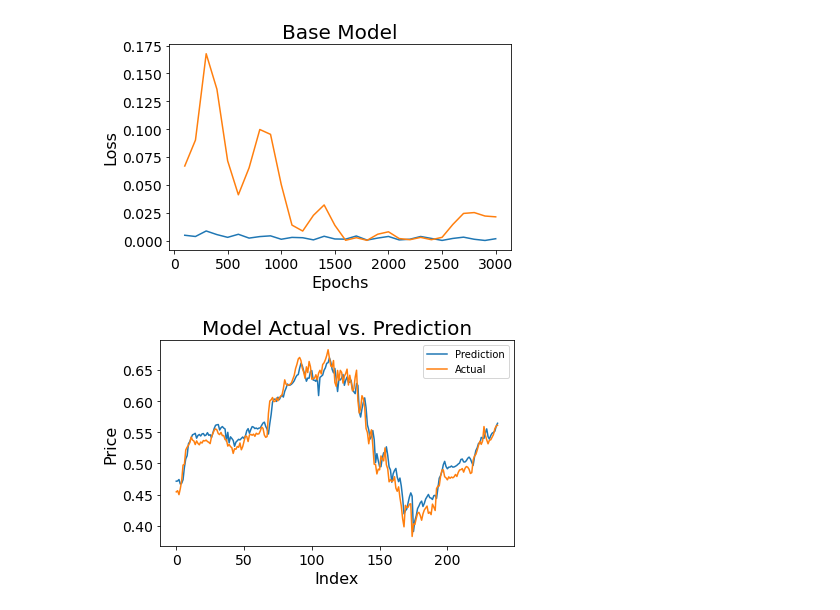
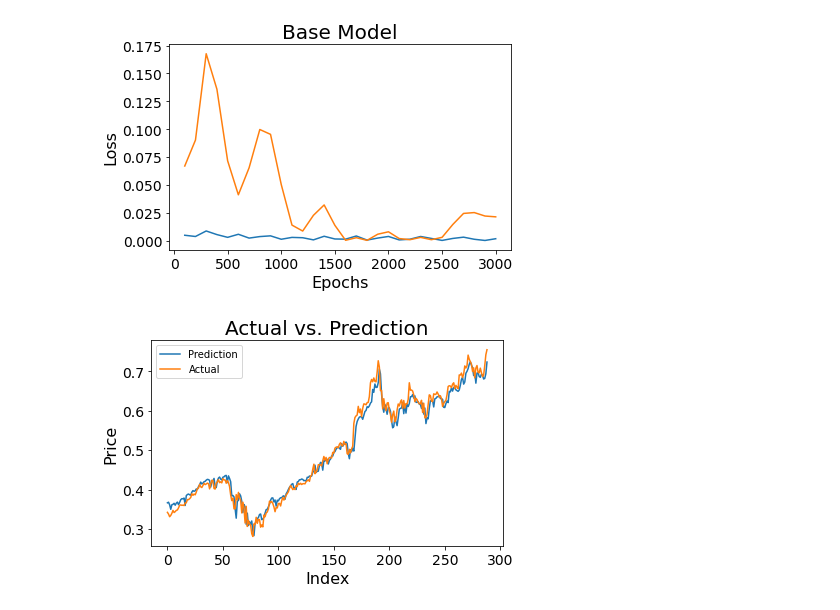
Before and after one commit to GlenPSI/CSC413GroupProject, a Jupyter notebook: baseModel.ipynb, the cells around one changed output. Saved outputs shown, nothing was run; the diff lists cells and outputs as text; code cells hidden in the pictures.

```diff
--- a/baseModel.ipynb
+++ b/baseModel.ipynb
@@ -350,18 +350,18 @@ Model total parameters: 41770
 training done
 [figure]
 # %%
-# model = torch.load('/home/guest/CSC413/CSC413GroupProject/log/baseModel-lr0.0001-64-1-2/policy_1130.para') # best model
-model = torch.load('/home/guest/CSC413/CSC413GroupProject/log/baseModelMostRecent-lr0.0001-72-1/policy_1600.para')
+# model = torch.load('/home/guest/CSC413/CSC413GroupProject/log/baseModel-lr0.0001-64-1-2/policy_1130.para') # best model for less recent data
+model = torch.load('/home/guest/CSC413/CSC413GroupProject/log/baseModelMostRecent-lr0.0001-72-1/policy_1600.para') # best model for more recent data
 predictions = model(X_val).squeeze().cpu().detach().numpy()
 plt.figure()
 plt.plot(range(len(predictions)), predictions, label='Prediction')
 plt.plot(range(len(y_val)), y_val, label='Actual')
-plt.title('Model Actual vs. Prediction', fontsize=20)
+plt.title('Actual vs. Prediction', fontsize=20)
 plt.xlabel("Index", fontsize=16)
 plt.ylabel("Price", fontsize=16)
 plt.xticks(fontsize=14)
 plt.yticks(fontsize=14)
 plt.legend()
 plt.tight_layout()
 # %% [output]
-[figure, old version]
+[figure, new version]
```
